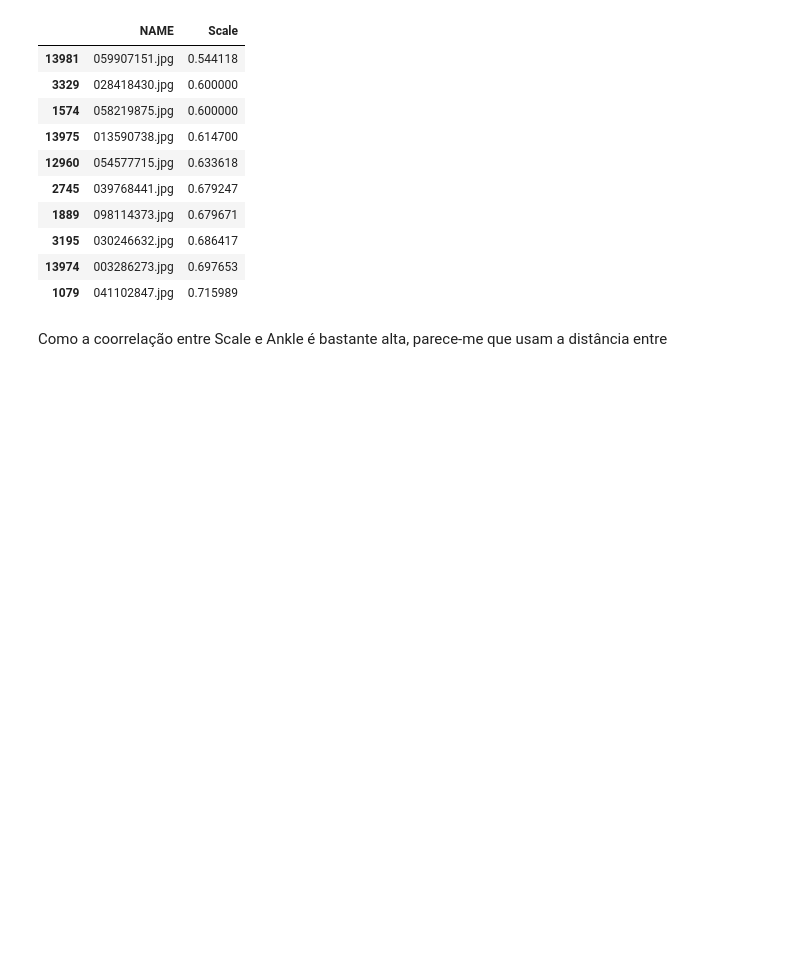
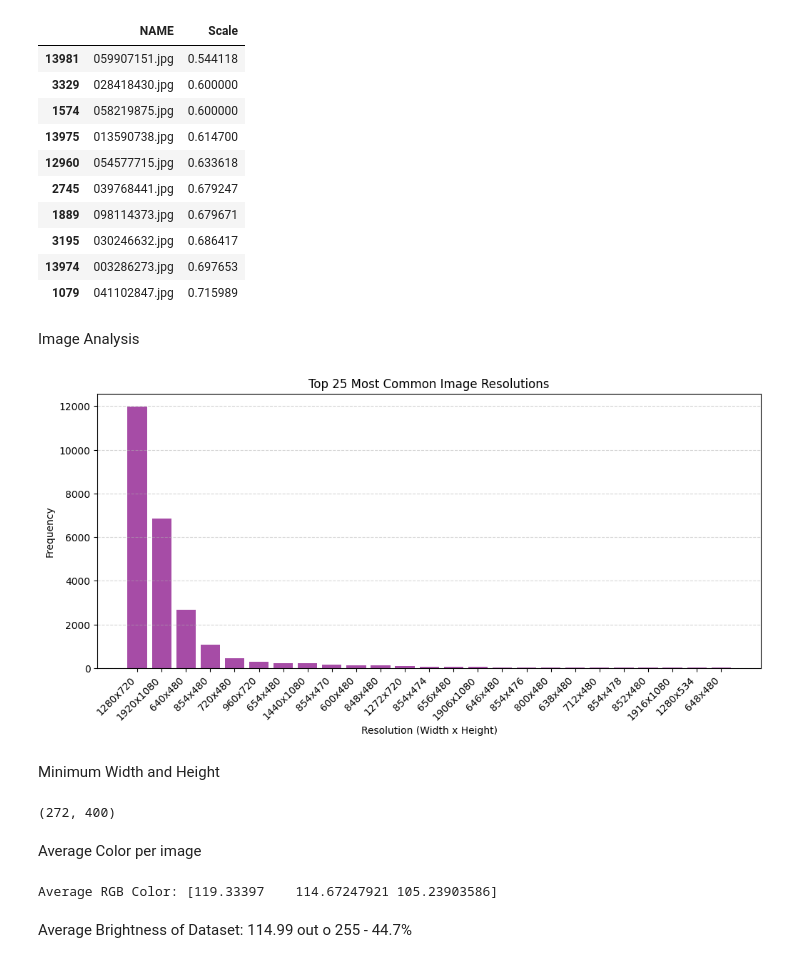
Before and after one commit to bernaprioste1704/LimbsID-Samsung-Final-Project, a Jupyter notebook: EDA/EDAmpii.ipynb, the cells around one changed output. Drawn from its saved outputs; the diff is of its cells as text; code cells hidden in the pictures; blank space fills up the shorter version.

```diff
--- a/EDA/EDAmpii.ipynb
+++ b/EDA/EDAmpii.ipynb
@@ -227,5 +357,57 @@ df[["NAME", "Scale"]].sort_values(by="Scale", ascending=True).head(10)
 | 3195 | 030246632.jpg | 0.686417 |
 | 13974 | 003286273.jpg | 0.697653 |
 | 1079 | 041102847.jpg | 0.715989 |
-# %% [markdown]
-Como a coorrelação entre Scale e Ankle é bastante alta, parece-me que usam a distância entre
+# %% [markdown]
+Image Analysis
+# %%
+resolution_counts = Counter()
+
+for file in image_files:
+    with Image.open(os.path.join(folder_path, file)) as img:
+        resolution_counts[(img.width, img.height)] += 1
+
+# Get the 20 most common resolutions
+top_resolutions = resolution_counts.most_common(25)
+
+# Unpack data
+res_values, res_frequencies = zip(*top_resolutions) if top_resolutions else ([], [])
+
+# Convert (width, height) tuples to readable format
+res_labels = [f"{w}x{h}" for w, h in res_values]
+
+# Plot Top 20 Resolutions
+plt.figure(figsize=(12, 5))
+plt.bar(res_labels, res_frequencies, color='purple', alpha=0.7)
+plt.xlabel("Resolution (Width x Height)")
+plt.ylabel("Frequency")
+plt.title("Top 25 Most Common Image Resolutions")
+plt.xticks(rotation=45, ha="right")  # Rotate for better readability
+plt.grid(axis="y", linestyle="--", alpha=0.5)
+plt.show()
+# %% [output]
+[figure, added]
+# %% [markdown]
+Minimum Width and Height
+# %%
+list(resolution_counts)
+first_index = [el[0] for el in list(resolution_counts)]
+second_index = [el[1] for el in list(resolution_counts)]
+min_width = min(first_index)
+min_height = min(second_index)
+min_width, min_height
+# %% [output]
+(272, 400)
+# %% [markdown]
+Average Color per image
+# %%
+def average_color(image_path):
+    img = Image.open(image_path)
+    return np.array(img).mean(axis=(0,1))  # Mean per channel (R, G, B)
+
+avg_colors = np.array([average_color(os.path.join(folder_path, f)) for f in image_files])
+
+print(f"Average RGB Color: {avg_colors.mean(axis=0)}")
+# %% [output]
+Average RGB Color: [119.33397    114.67247921 105.23903586]
+# %% [markdown]
+Average Brightness of Dataset: 114.99 out o 255 - 44.7%
```
Also changed, not shown: parts of 36 cells of this notebook.
